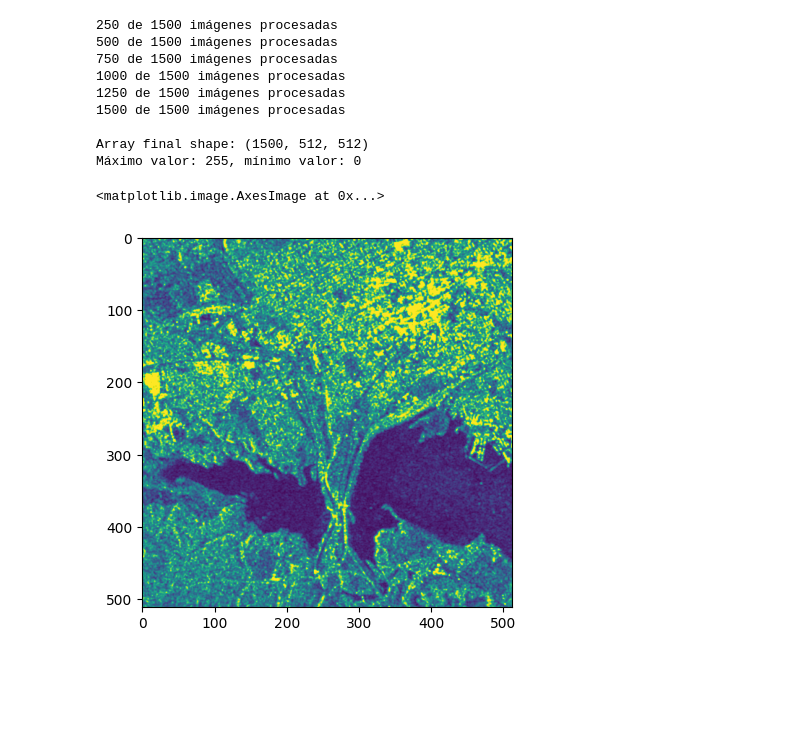
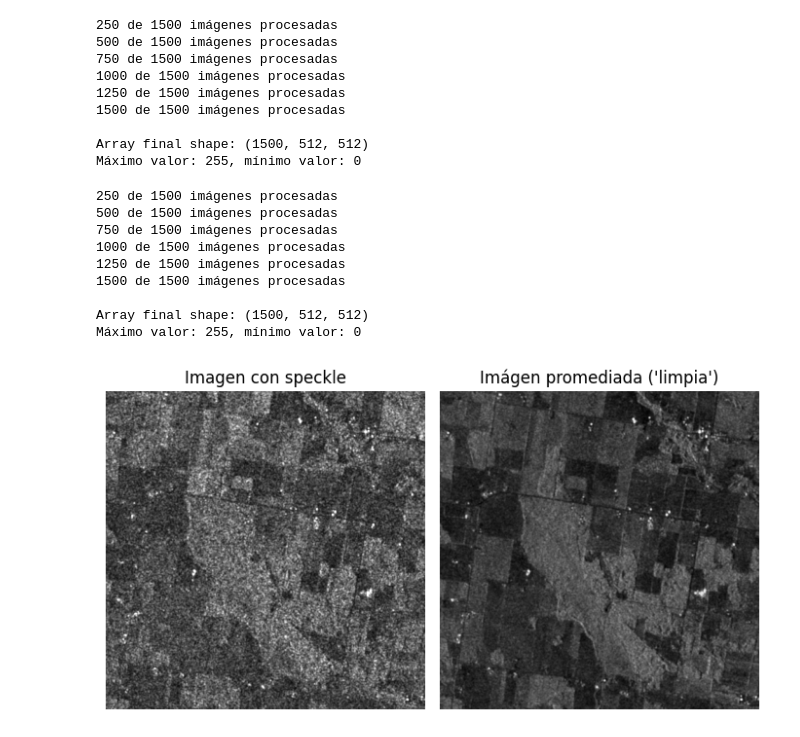
Before and after one commit to biancabalzarini/despeckling, a Jupyter notebook: notebooks/main_real_images.ipynb, the cells around one changed output. Saved outputs shown, nothing was run; the diff lists cells and outputs as text; code cells hidden in the pictures; blank space fills up the shorter version.

Commit message:
plteo imagen sar e imagen ground truth

```diff
--- a/notebooks/main_real_images.ipynb
+++ b/notebooks/main_real_images.ipynb
@@ -35,8 +35,34 @@ noisy = load_tiff_datasets('Noisy')
 
 Array final shape: (1500, 512, 512)
 Máximo valor: 255, mínimo valor: 0
+# %%
+clean = load_tiff_datasets('GTruth')
+# %% [output]
+250 de 1500 imágenes procesadas
+500 de 1500 imágenes procesadas
+750 de 1500 imágenes procesadas
+1000 de 1500 imágenes procesadas
+1250 de 1500 imágenes procesadas
+1500 de 1500 imágenes procesadas
+
+Array final shape: (1500, 512, 512)
+Máximo valor: 255, mínimo valor: 0
 # %%
-plt.imshow(noisy[1])
+index = 58 # Index random
+
+plt.figure(figsize=(7, 4))
+
+plt.subplot(1, 2, 1)
+plt.imshow(noisy[index], cmap='gray')
+plt.title("Imagen con speckle")
+plt.axis('off')
+
+plt.subplot(1, 2, 2)
+plt.imshow(clean[index], cmap='gray')
+plt.title("Imágen promediada ('limpia')")
+plt.axis('off')
+
+plt.tight_layout()
+plt.show()
 # %% [output]
-<matplotlib.image.AxesImage at 0x...>
-[figure, old version]
+[figure, new version]
```
Also changed, not shown: 1 other file.
